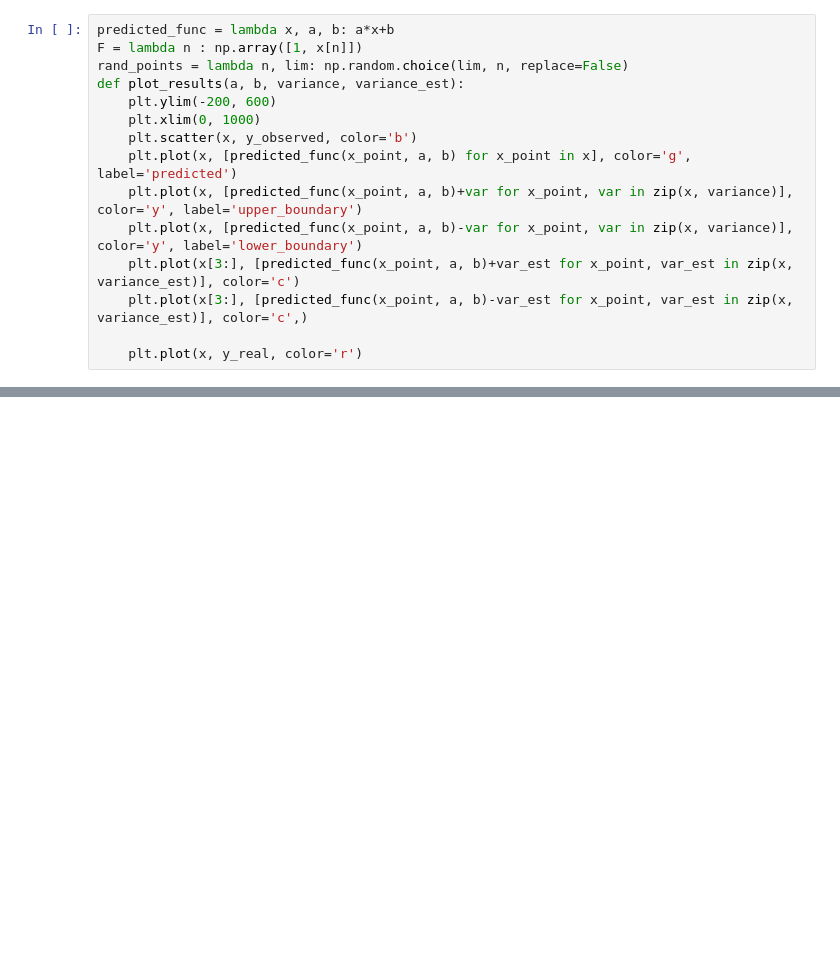
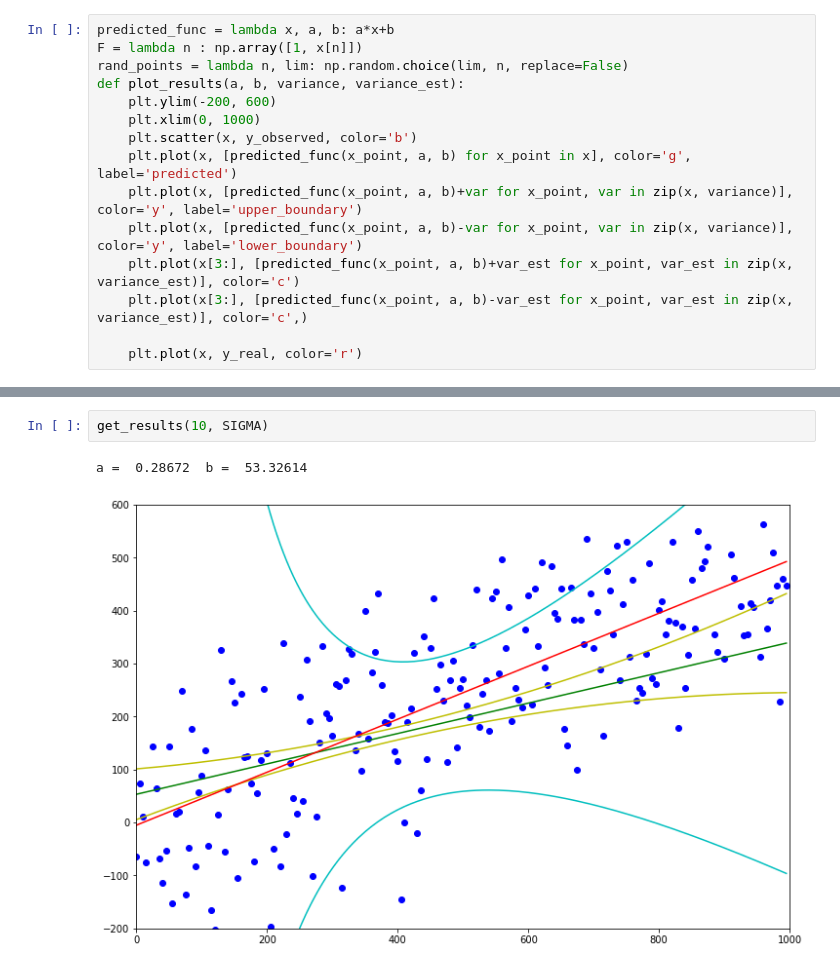
Before and after one commit to AlexShein/just_code, a Jupyter notebook: HW-2-Shein.ipynb, the cells around one changed output, grey strips where cells are left out. Drawn from its saved outputs; the diff is of its cells as text; blank space fills up the shorter version.

```diff
--- a/HW-2-Shein.ipynb
+++ b/HW-2-Shein.ipynb
@@ -111,0 +112,5 @@ a =  0.56208  b = -15.11507
+# %%
+get_results(10, SIGMA)
+# %% [output]
+a =  0.28672  b =  53.32614
+[figure, added]
```
Also changed, not shown: parts of 7 cells of this notebook.
